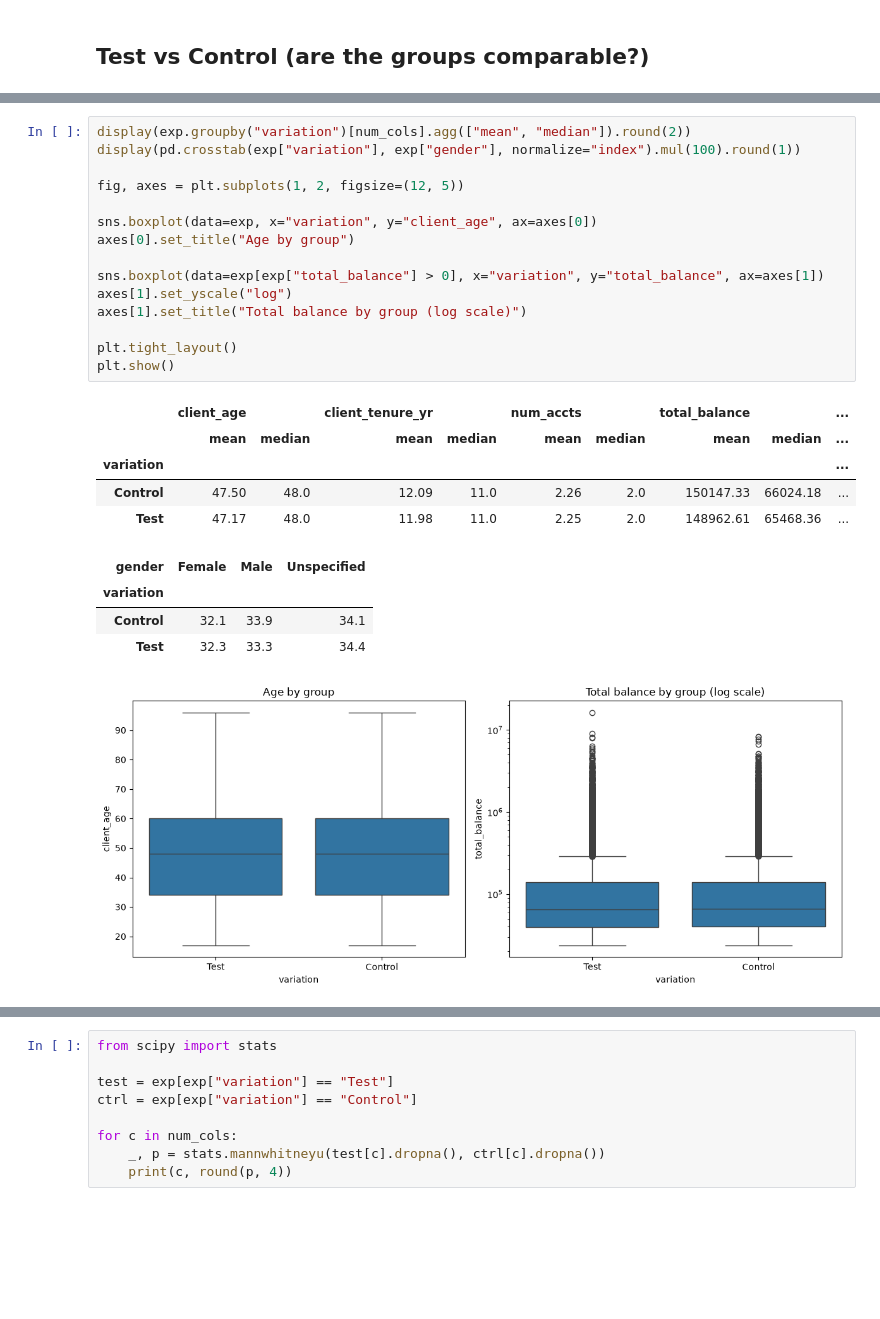
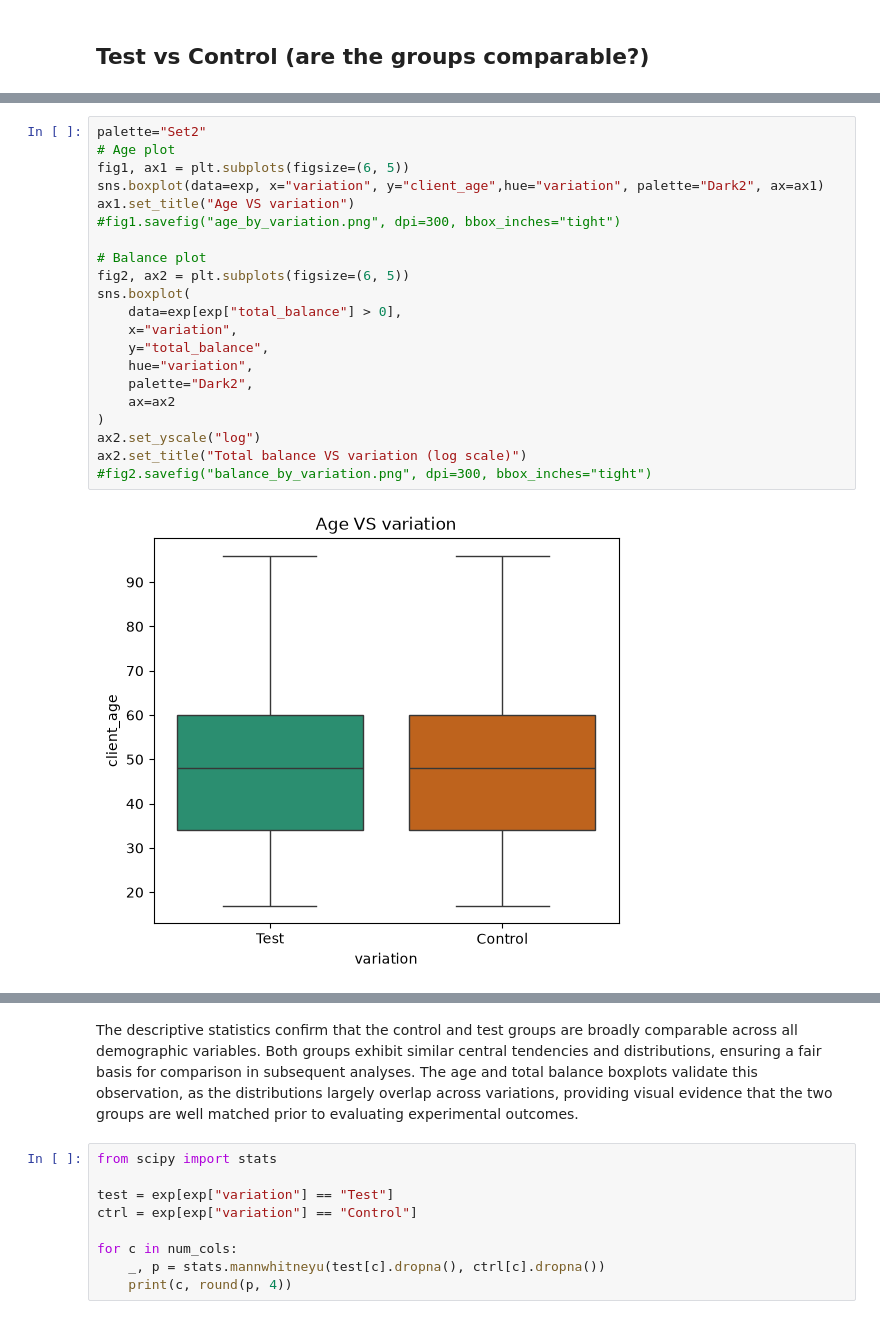
Before and after one commit to FranciscoDosReis/vanguard-FCCP-Solutions, a Jupyter notebook: notebooks/demographic_analysis_preeti.ipynb, the cells around one changed output, grey strips where cells are left out. Saved outputs shown, nothing was run; the diff lists cells and outputs as text; blank space fills up the shorter version.

```diff
--- a/notebooks/demographic_analysis_preeti.ipynb
+++ b/notebooks/demographic_analysis_preeti.ipynb
@@ -120,26 +133,23 @@ plt.show()
 # %%
-display(exp.groupby("variation")[num_cols].agg(["mean", "median"]).round(2))
-display(pd.crosstab(exp["variation"], exp["gender"], normalize="index").mul(100).round(1))
+palette="Set2"
+# Age plot
+fig1, ax1 = plt.subplots(figsize=(6, 5))
+sns.boxplot(data=exp, x="variation", y="client_age",hue="variation", palette="Dark2", ax=ax1)
+ax1.set_title("Age VS variation")
+#fig1.savefig("age_by_variation.png", dpi=300, bbox_inches="tight")
 
-fig, axes = plt.subplots(1, 2, figsize=(12, 5))
-
-sns.boxplot(data=exp, x="variation", y="client_age", ax=axes[0])
-axes[0].set_title("Age by group")
-
-sns.boxplot(data=exp[exp["total_balance"] > 0], x="variation", y="total_balance", ax=axes[1])
-axes[1].set_yscale("log")
-axes[1].set_title("Total balance by group (log scale)")
-
-plt.tight_layout()
-plt.show()
+# Balance plot
+fig2, ax2 = plt.subplots(figsize=(6, 5))
+sns.boxplot(
+    data=exp[exp["total_balance"] > 0],
+    x="variation",
+    y="total_balance",
+    hue="variation",
+    palette="Dark2",
+    ax=ax2
+)
+ax2.set_yscale("log")
+ax2.set_title("Total balance VS variation (log scale)")
+#fig2.savefig("balance_by_variation.png", dpi=300, bbox_inches="tight")
 # %% [output]
-|  | client_age |  | client_tenure_yr |  | num_accts |  | total_balance |  | ... |
-|  | mean | median | mean | median | mean | median | mean | median | ... |
-| variation |  |  |  |  |  |  |  |  | ... |
-| Control | 47.50 | 48.0 | 12.09 | 11.0 | 2.26 | 2.0 | 150147.33 | 66024.18 | ... |
-| Test | 47.17 | 48.0 | 11.98 | 11.0 | 2.25 | 2.0 | 148962.61 | 65468.36 | ... |
-| gender | Female | Male | Unspecified |
-| variation |  |  |  |
-| Control | 32.1 | 33.9 | 34.1 |
-| Test | 32.3 | 33.3 | 34.4 |
-[figure, old version]
+[figure, new version]
@@ -146,3 +157,5 @@ plt.show()
+# %% [markdown]
+The descriptive statistics  confirm that the control and test groups are broadly comparable across all demographic variables. Both groups exhibit similar central tendencies and distributions, ensuring a fair basis for comparison in subsequent analyses. The age and total balance boxplots validate this observation, as the distributions largely overlap across variations, providing visual evidence that the two groups are well matched prior to evaluating experimental outcomes.
 # %%
 from scipy import stats
 
```
Also changed, not shown: parts of 17 cells of this notebook, 17 other files.
